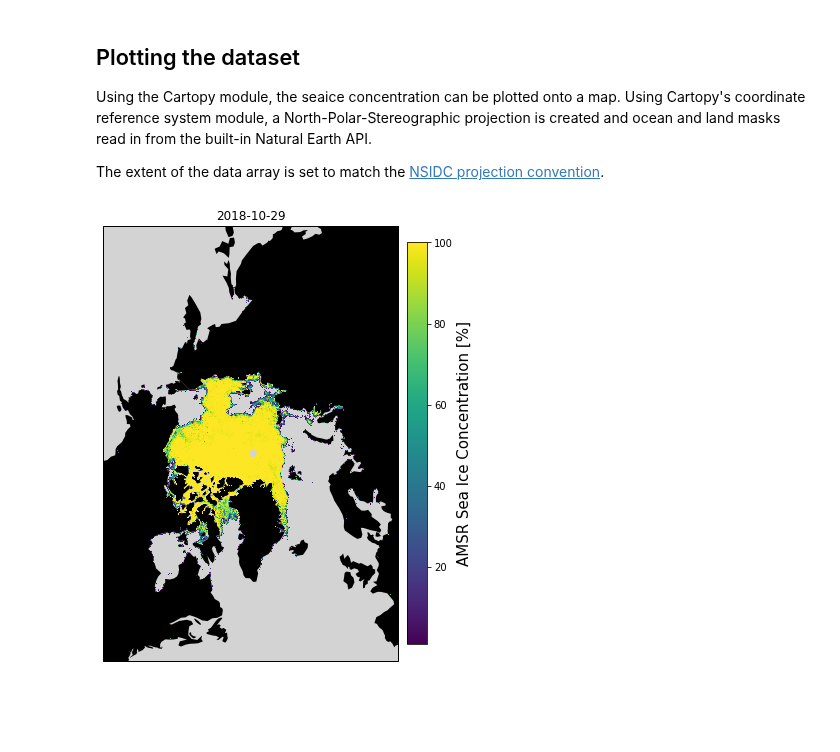
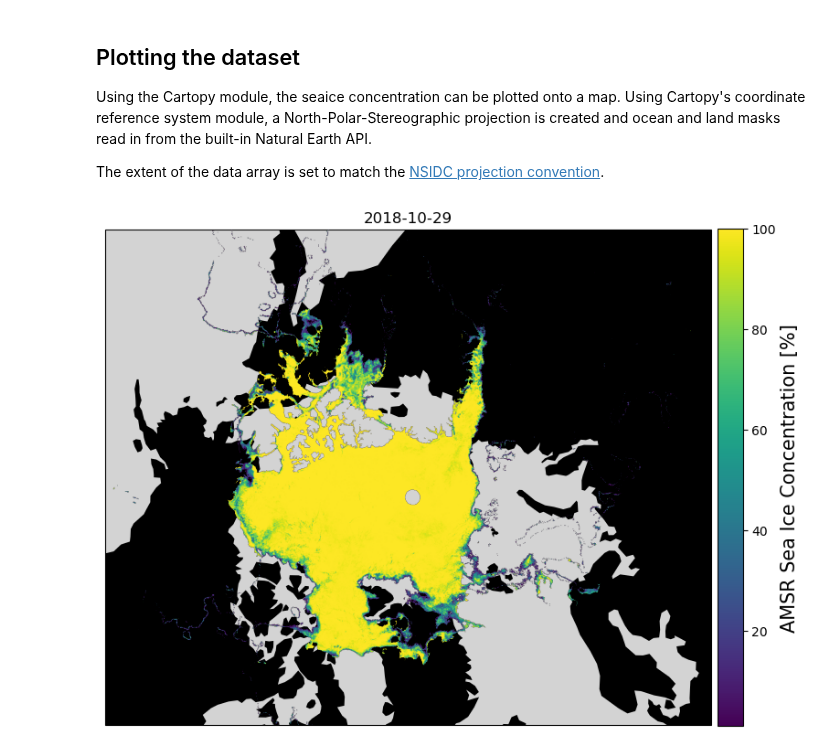
Before and after one commit to ac3-tr/ac3-book, a Jupyter notebook: book/example-notebooks/seaice_concentration_example.ipynb, the cells around one changed output. Cells and saved outputs as stored; diff of their text form; code cells hidden in the pictures; blank space fills up the shorter version.

```diff
--- a/book/example-notebooks/seaice_concentration_example.ipynb
+++ b/book/example-notebooks/seaice_concentration_example.ipynb
@@ -41,5 +39,5 @@ An .hdf-file providing the arctic seaice concentration of an arbitrary day (here
 # %%
-data = SD.SD('./asi-AMSR2-n6250-20181029-v5.hdf')
+data = SD.SD('../data/asi-AMSR2-n6250-20181029-v5.hdf')
 #print(data2.datasets())
 asi = data.select('ASI Ice Concentration')
 concentration = asi.get()
@@ -57,14 +55,14 @@ crs = ccrs.NorthPolarStereo(central_longitude=-45,true_scale_latitude=70)
 land110m = cartopy.feature.NaturalEarthFeature('physical', 'land', '110m', edgecolor='None', facecolor='k')
 ocean110m = cartopy.feature.NaturalEarthFeature('physical', 'ocean', '110m', edgecolor='None', facecolor='lightgray')
 # %%
-fig = plt.figure(figsize=(15, 8))
+fig = plt.figure(figsize=(9, 16))
 ax = fig.add_subplot(111, projection=crs)
 ax.set_title('2018-10-29')
 ax.add_feature(ocean110m)
 ax.add_feature(land110m)
-ax.set_extent([-3850000,3750000,-5350000,5850000],crs=crs)
+ax.set_extent([-3850000,3750000,-2350000,3850000],crs=crs)
 im = ax.imshow(concentration, extent=[-3850000,3750000,-5350000,5850000], zorder=30)
-cb = fig.colorbar(im, ax=ax, fraction=0.024, pad=0.01)
+cb = fig.colorbar(im, ax=ax, fraction=0.039, pad=0.01)
 cb.set_label('AMSR Sea Ice Concentration [%]', fontsize=15)
 # %% [output]
-[figure, old version]
+[figure, new version]
```
Also changed, not shown: parts of 4 cells of this notebook, 1 other file.
